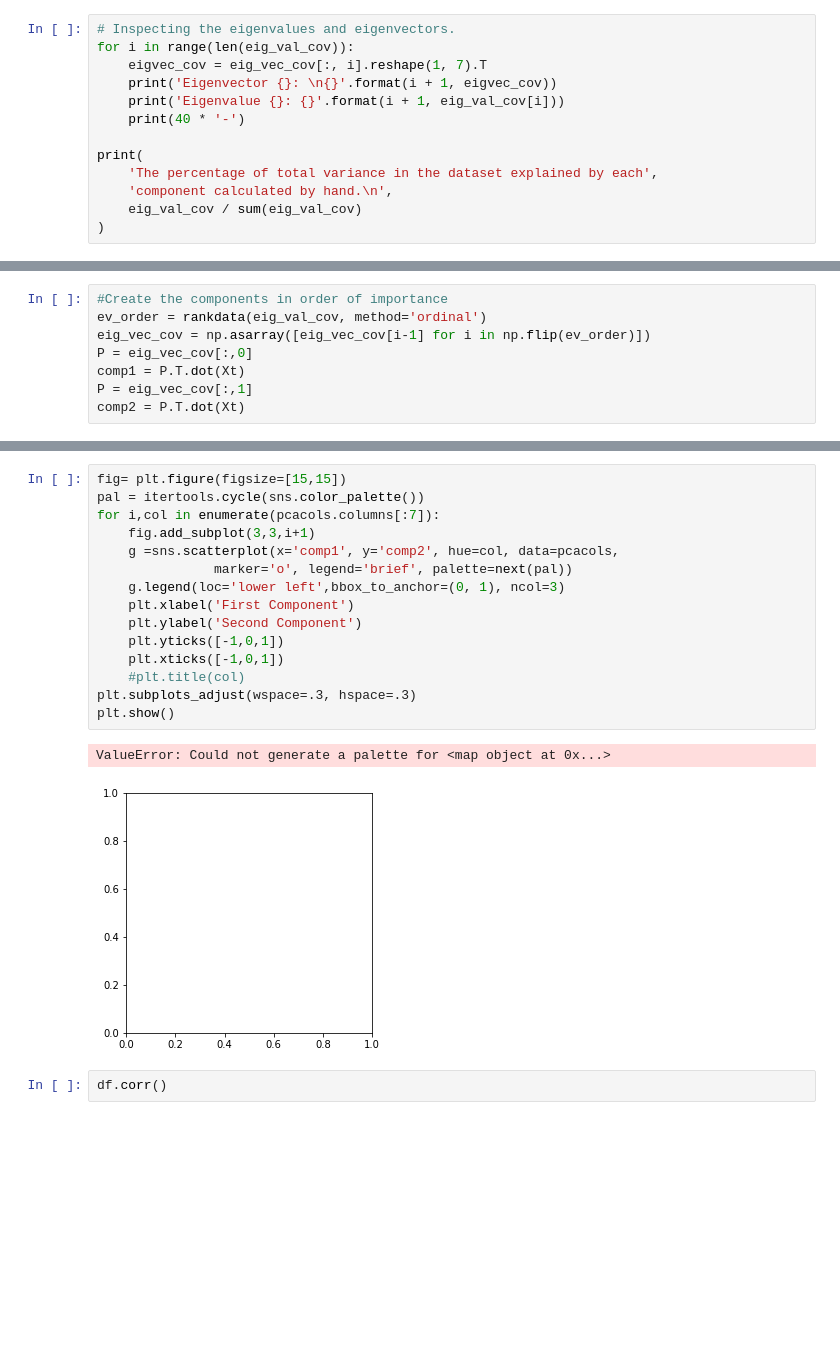
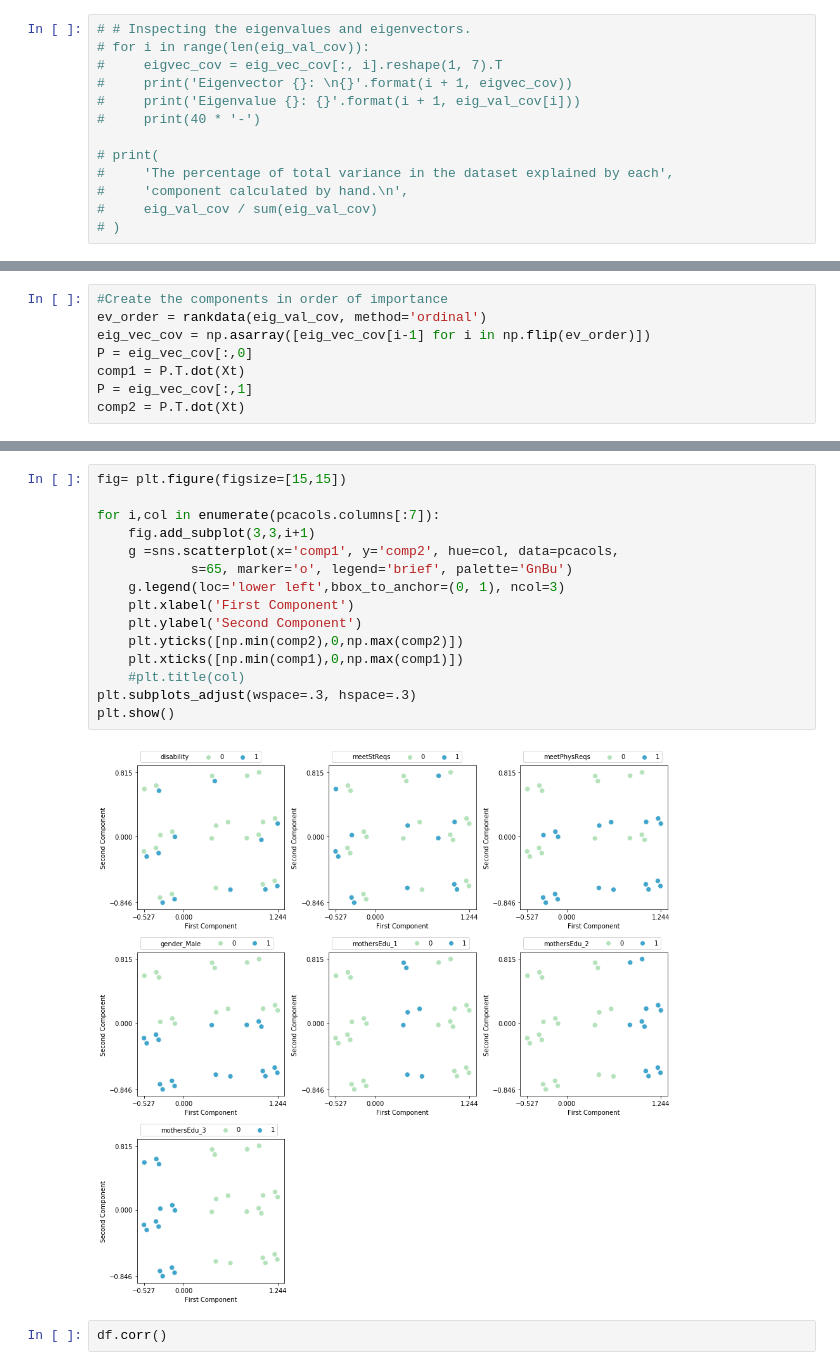
Before and after one commit to conditg/predicting-disruption, a Jupyter notebook: ScreenTime_SocialSkills.ipynb, the cells around one changed output, grey strips where cells are left out. Saved outputs shown, nothing was run; the diff lists cells and outputs as text; blank space fills up the shorter version.

```diff
--- a/ScreenTime_SocialSkills.ipynb
+++ b/ScreenTime_SocialSkills.ipynb
@@ -707,15 +707,15 @@ Covariance Matrix:
  [-0.00605969  0.02102712 -0.01811544  0.00676867 -0.02350553 -0.16453871
    0.18804424]]
 # %%
-# Inspecting the eigenvalues and eigenvectors.
-for i in range(len(eig_val_cov)):
-    eigvec_cov = eig_vec_cov[:, i].reshape(1, 7).T
-    print('Eigenvector {}: \n{}'.format(i + 1, eigvec_cov))
-    print('Eigenvalue {}: {}'.format(i + 1, eig_val_cov[i]))
-    print(40 * '-')
+# # Inspecting the eigenvalues and eigenvectors.
+# for i in range(len(eig_val_cov)):
+#     eigvec_cov = eig_vec_cov[:, i].reshape(1, 7).T
+#     print('Eigenvector {}: \n{}'.format(i + 1, eigvec_cov))
+#     print('Eigenvalue {}: {}'.format(i + 1, eig_val_cov[i]))
+#     print(40 * '-')
 
-print(
-    'The percentage of total variance in the dataset explained by each',
-    'component calculated by hand.\n',
-    eig_val_cov / sum(eig_val_cov)
-)
+# print(
+#     'The percentage of total variance in the dataset explained by each',
+#     'component calculated by hand.\n',
+#     eig_val_cov / sum(eig_val_cov)
+# )
@@ -764,21 +748,20 @@ Index(['disability', 'meetStReqs', 'meetPhysReqs', 'gender_Male',
 # %%
 fig= plt.figure(figsize=[15,15])
-pal = itertools.cycle(sns.color_palette())
+
 for i,col in enumerate(pcacols.columns[:7]):
     fig.add_subplot(3,3,i+1)
     g =sns.scatterplot(x='comp1', y='comp2', hue=col, data=pcacols,
-               marker='o', legend='brief', palette=next(pal))
+            s=65, marker='o', legend='brief', palette='GnBu')
     g.legend(loc='lower left',bbox_to_anchor=(0, 1), ncol=3)
     plt.xlabel('First Component')
     plt.ylabel('Second Component')
-    plt.yticks([-1,0,1])
-    plt.xticks([-1,0,1])
+    plt.yticks([np.min(comp2),0,np.max(comp2)])
+    plt.xticks([np.min(comp1),0,np.max(comp1)])
     #plt.title(col)
 plt.subplots_adjust(wspace=.3, hspace=.3)
 plt.show()
 # %% [output]
-ValueError: Could not generate a palette for <map object at 0x...>
-[figure, old version]
+[figure, new version]
 # %%
 df.corr()
 # %% [output]
```
Also changed, not shown: parts of 3 cells of this notebook, 1 other file.
